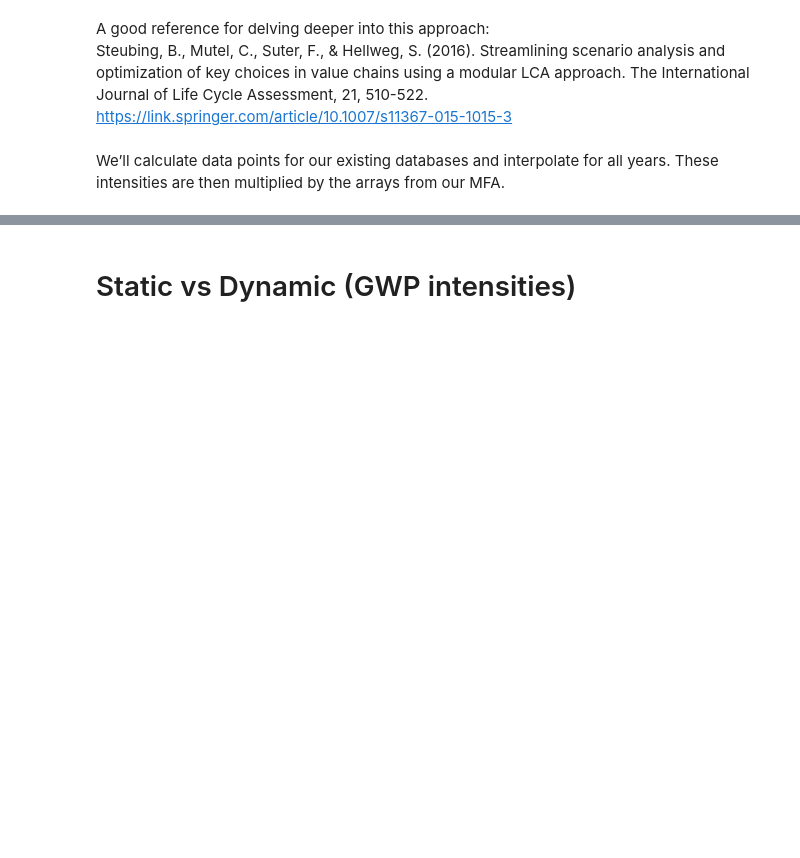
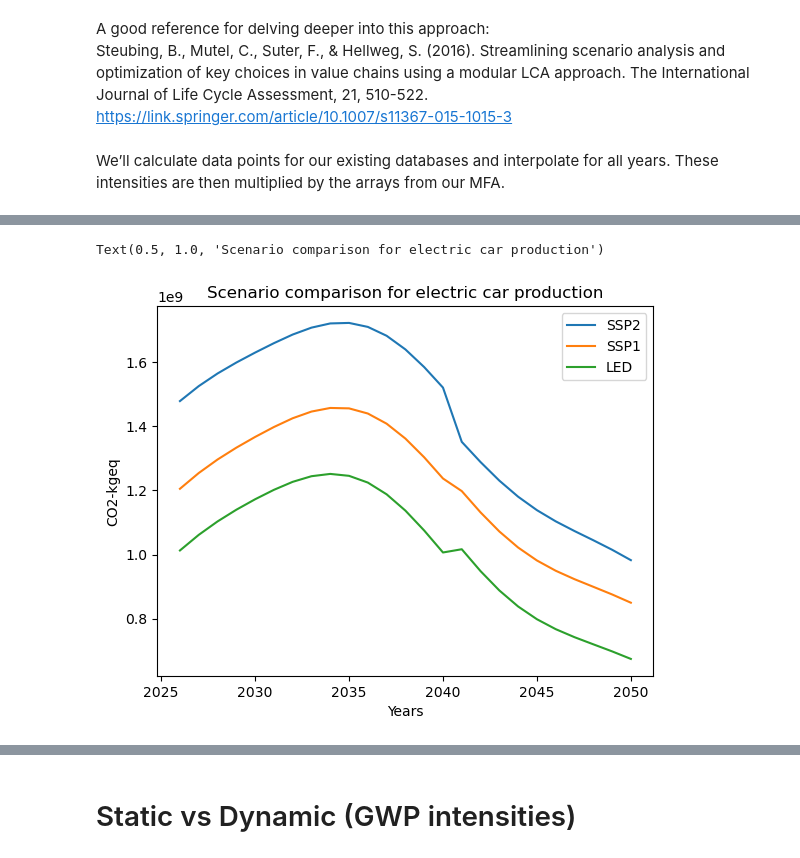
Before and after one commit to Leadmre/autumn-school-work-group, a Jupyter notebook: Groupwork.ipynb, the cells around one changed output, grey strips where cells are left out. Saved outputs shown, nothing was run; the diff lists cells and outputs as text; code cells hidden in the pictures; blank space fills up the shorter version.

```diff
--- a/Groupwork.ipynb
+++ b/Groupwork.ipynb
@@ -902,0 +990,11 @@ plt.show()
+# %%
+plt.plot(years[22:], inflow_gwp_SSP2[22:],label='SSP2')
+plt.plot(years[22:], inflow_gwp_SSP1[22:],label='SSP1')
+plt.plot(years[22:], inflow_gwp_LED[22:],label='LED')
+plt.legend()
+plt.xlabel('Years')
+plt.ylabel('CO2-kgeq')
+plt.title("Scenario comparison for electric car production")
+# %% [output]
+Text(0.5, 1.0, 'Scenario comparison for electric car production')
+[figure, added]
```
Also changed, not shown: parts of 13 cells of this notebook.
